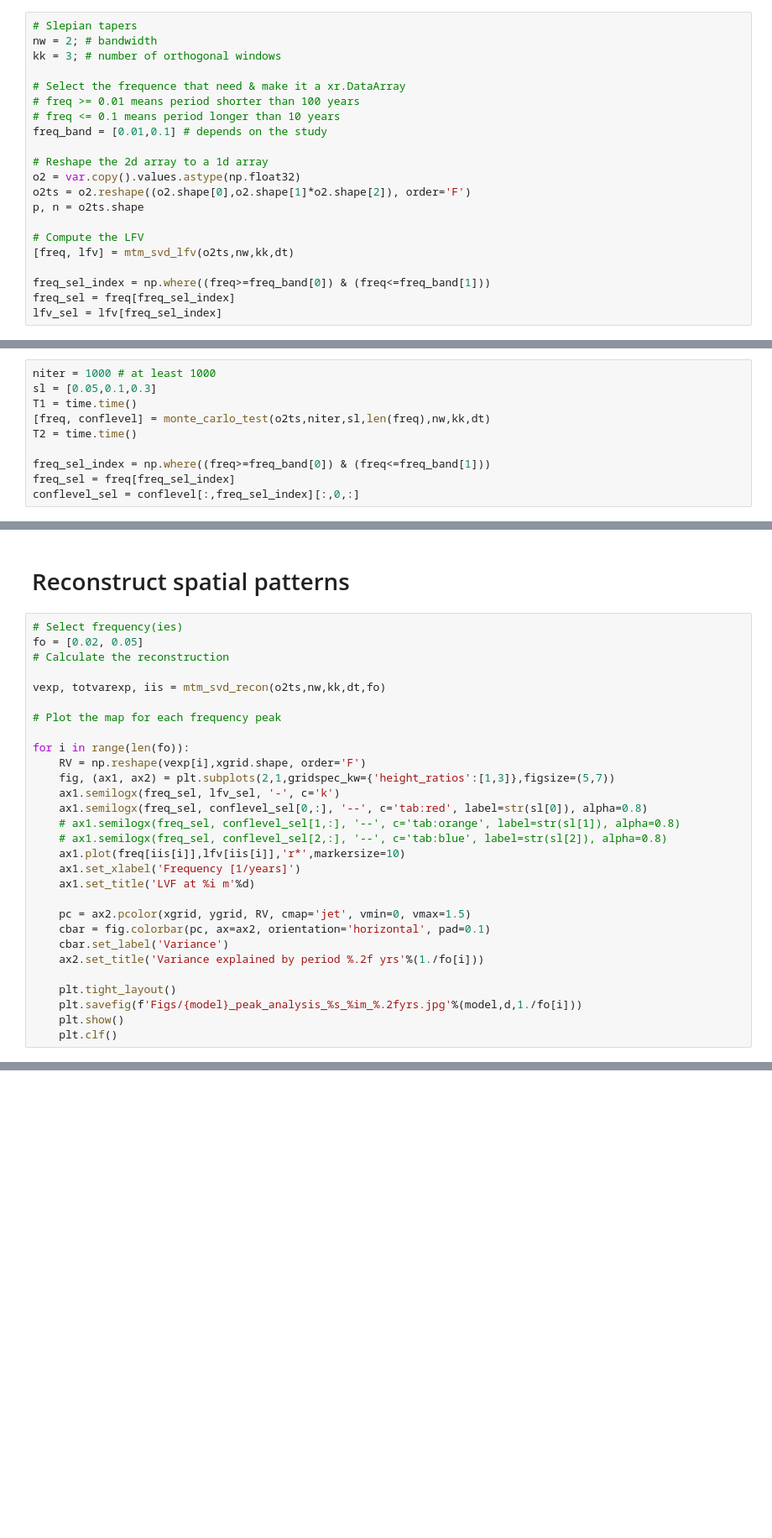
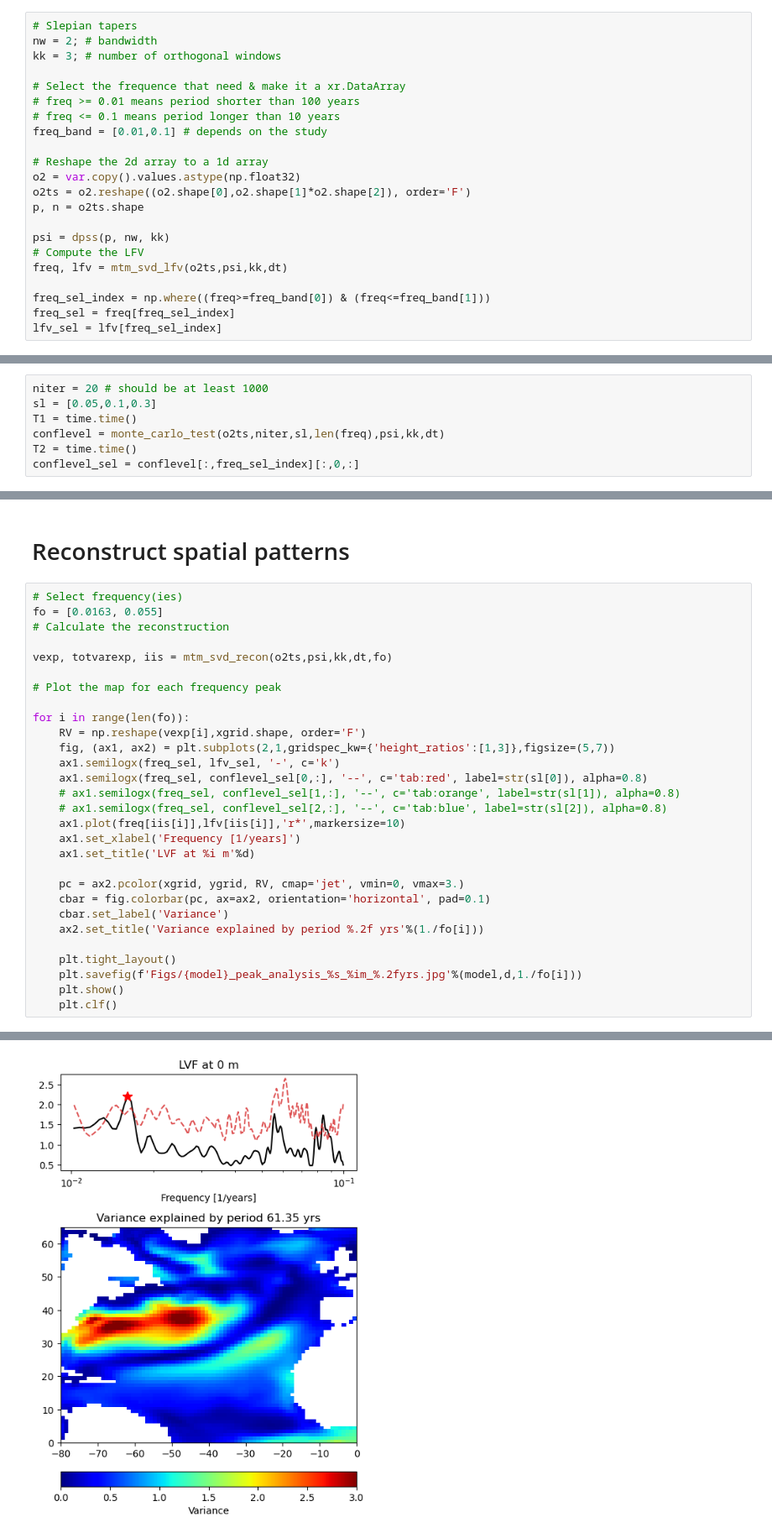
Before and after one commit to Liu-Yitao/mtm-svd-python, a Jupyter notebook: mtm-svd_python.ipynb, the cells around one changed output, grey strips where cells are left out. Shown at 84% size. Saved outputs shown, nothing was run; the diff lists cells and outputs as text; blank space fills up the shorter version.

```diff
--- a/mtm-svd_python.ipynb
+++ b/mtm-svd_python.ipynb
@@ -102,8 +106,9 @@ o2 = var.copy().values.astype(np.float32)
 o2ts = o2.reshape((o2.shape[0],o2.shape[1]*o2.shape[2]), order='F')
 p, n = o2ts.shape
 
+psi = dpss(p, nw, kk)
 # Compute the LFV
-[freq, lfv] = mtm_svd_lfv(o2ts,nw,kk,dt)
+freq, lfv = mtm_svd_lfv(o2ts,psi,kk,dt)
 
 freq_sel_index = np.where((freq>=freq_band[0]) & (freq<=freq_band[1]))
 freq_sel = freq[freq_sel_index]
@@ -114,10 +126,7 @@ spectrum.plot()
 # %%
-niter = 1000 # at least 1000
+niter = 20 # should be at least 1000
 sl = [0.05,0.1,0.3]
 T1 = time.time()
-[freq, conflevel] = monte_carlo_test(o2ts,niter,sl,len(freq),nw,kk,dt)
+conflevel = monte_carlo_test(o2ts,niter,sl,len(freq),psi,kk,dt)
 T2 = time.time()
-
-freq_sel_index = np.where((freq>=freq_band[0]) & (freq<=freq_band[1]))
-freq_sel = freq[freq_sel_index]
 conflevel_sel = conflevel[:,freq_sel_index][:,0,:]
@@ -149,10 +165,10 @@ ds.to_netcdf(f'./{model}_lfv_conf.nc')
 # Reconstruct spatial patterns
 # %%
 # Select frequency(ies)
-fo = [0.02, 0.05]
+fo = [0.0163, 0.055]
 # Calculate the reconstruction
 
-vexp, totvarexp, iis = mtm_svd_recon(o2ts,nw,kk,dt,fo)
+vexp, totvarexp, iis = mtm_svd_recon(o2ts,psi,kk,dt,fo)
 
 # Plot the map for each frequency peak
 
@@ -167,7 +183,7 @@ for i in range(len(fo)):
 	ax1.set_xlabel('Frequency [1/years]')
 	ax1.set_title('LVF at %i m'%d)
 
-	pc = ax2.pcolor(xgrid, ygrid, RV, cmap='jet', vmin=0, vmax=1.5)
+	pc = ax2.pcolor(xgrid, ygrid, RV, cmap='jet', vmin=0, vmax=3.)
 	cbar = fig.colorbar(pc, ax=ax2, orientation='horizontal', pad=0.1)
 	cbar.set_label('Variance')
 	ax2.set_title('Variance explained by period %.2f yrs'%(1./fo[i]))
@@ -176,3 +192,4 @@ for i in range(len(fo)):
 	plt.savefig(f'Figs/{model}_peak_analysis_%s_%im_%.2fyrs.jpg'%(model,d,1./fo[i]))
 	plt.show()
 	plt.clf()
+# %% [output]
@@ -178,0 +204 @@ for i in range(len(fo)):
+[figure, added]
```
Also changed, not shown: parts of 8 cells of this notebook, 4 other files.
